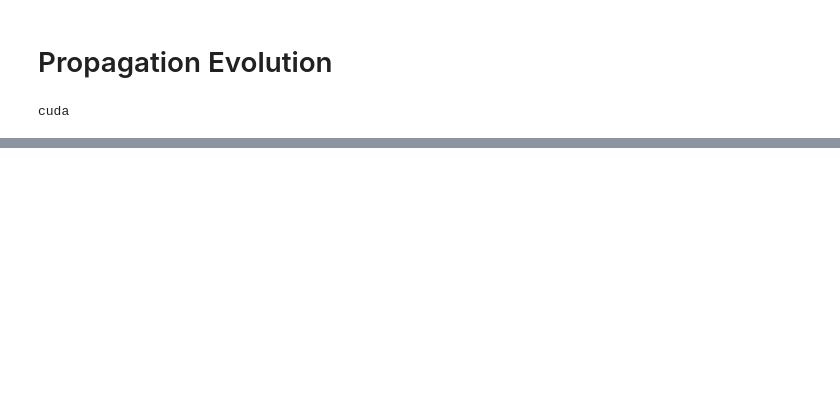
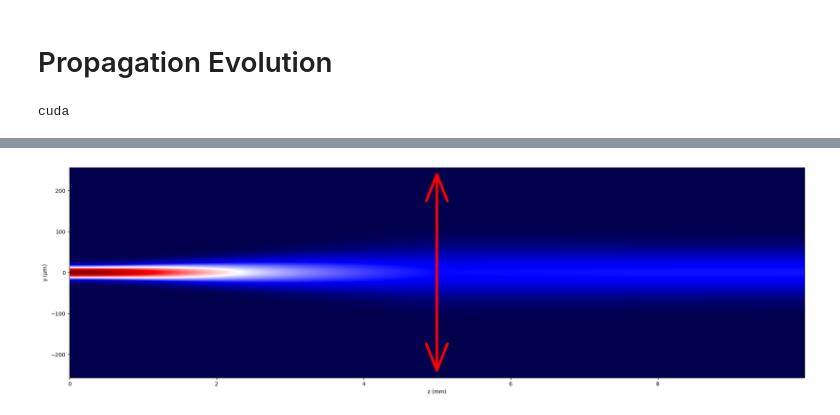
Before and after one commit to Loli-Eternally/D2NN-with-Pytorch, a Jupyter notebook: Beam-Diffraction.ipynb, the cells around one changed output, grey strips where cells are left out. Drawn from its saved outputs; the diff is of its cells as text; code cells hidden in the pictures; blank space fills up the shorter version.

```diff
--- a/Beam-Diffraction.ipynb
+++ b/Beam-Diffraction.ipynb
@@ -99,0 +118,21 @@ plt.show()
+# %%
+f = 5e-3
+field_lens = field[-1]*np.exp(-1j*np.pi/(wl*f) * (x**2 + y**2))
+field_out = propagation_along_z(field_lens, wl, N_pixels, DISCRETIZATION_STEP, z_step, number_of_z_steps)
+
+fig, ax = plt.subplots(1, constrained_layout=True)
+# yx cross-section
+YZ_field_lens = torch.abs(field_out[:, N_pixels//2])
+YZ_field_total = torch.cat((YZ_field, YZ_field_lens), dim = 0)
+z_total = np.arange(0, 2*number_of_z_steps)*z_step # z坐标
+
+ax.pcolormesh(z_total*10**3, mesh*10**6, YZ_field_total.T, cmap = 'seismic')
+ax.set_xlabel('z (mm)')
+ax.set_ylabel('y ($\mu$m)')
+
+plt.annotate('', xy=(max(z_total*10**3)/2, -250), xytext=(max(z_total*10**3)/2, 250),
+             arrowprops=dict(arrowstyle='<->, head_length=5, head_width=2', lw=5, color='red'))
+
+plt.show()
+# %% [output]
+[figure, added]
```
Also changed, not shown: parts of 19 cells of this notebook.
